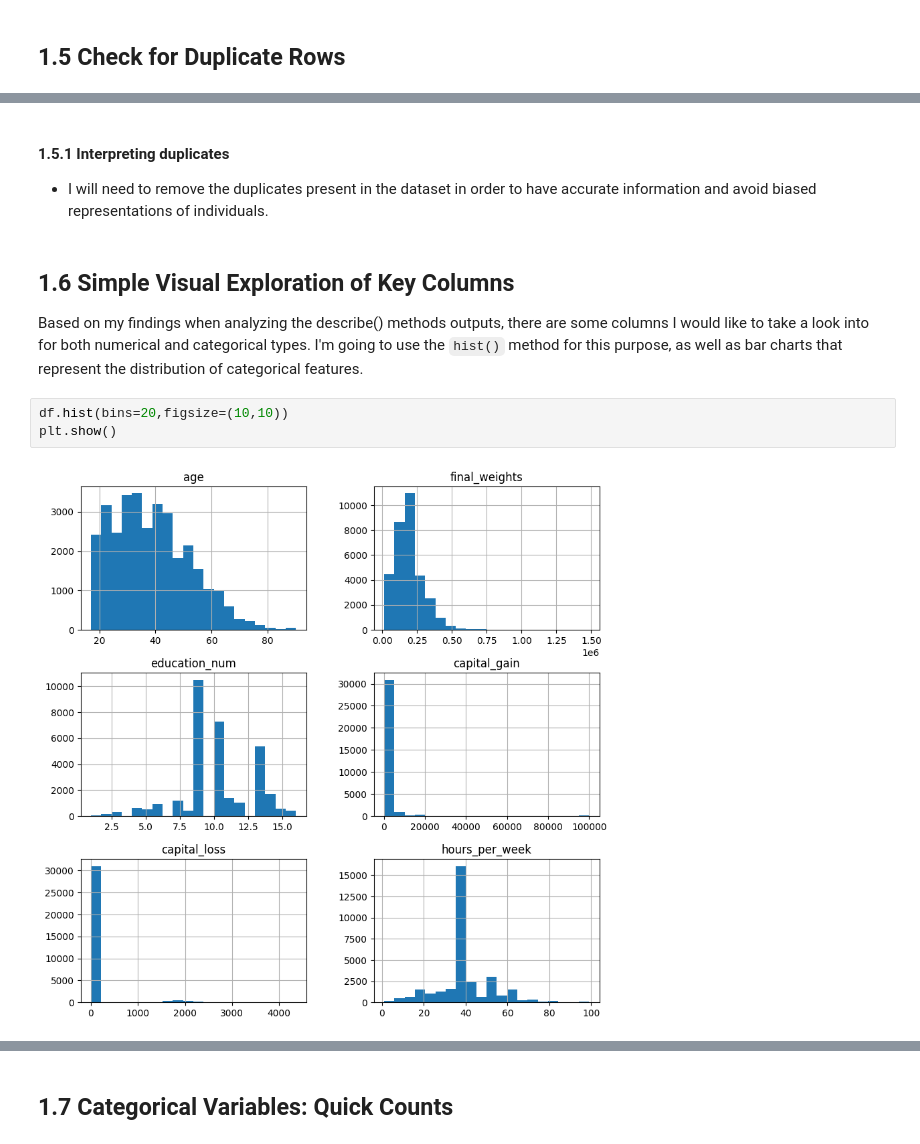
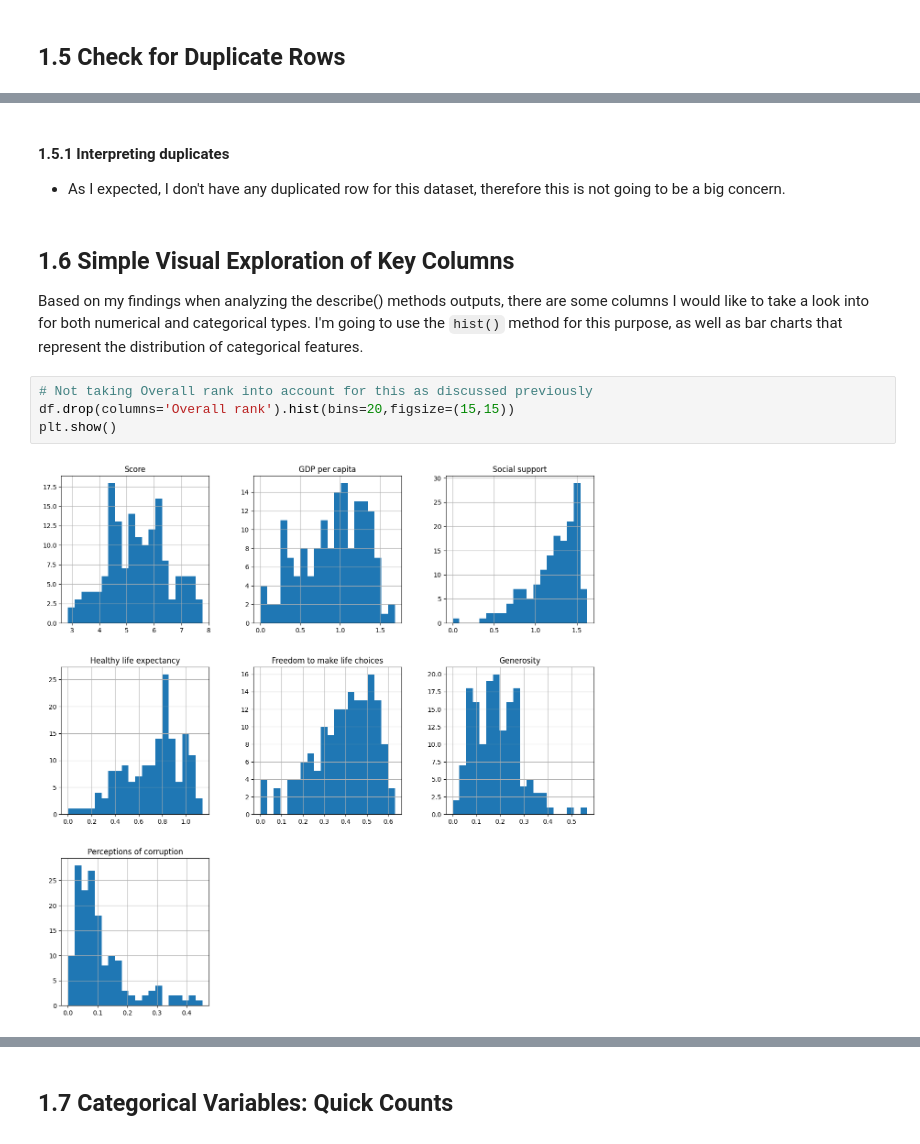
Before and after one commit to DanielMelo46/COMP-2040-Python-Essentials-Final-Project, a Jupyter notebook: exploration_world_happiness.ipynb, the cells around one changed output, grey strips where cells are left out. Saved outputs shown, nothing was run; the diff lists cells and outputs as text.

```diff
--- a/exploration_world_happiness.ipynb
+++ b/exploration_world_happiness.ipynb
@@ -240,15 +185,16 @@ df[df.duplicated(keep = False)].sort_values(list(df.columns))
 # %% [markdown]
 #### 1.5.1 Interpreting duplicates
-- I will need to remove the duplicates present in the dataset in order to have accurate information and avoid biased representations of individuals.
+- As I expected, I don't have any duplicated row for this dataset, therefore this is not going to be a big concern.
 # %% [markdown]
 ## 1.6 Simple Visual Exploration of Key Columns
 
 Based on my findings when analyzing the describe() methods outputs, there are some columns I would like to take a look into for both numerical and categorical types. I'm going to use the `hist()` method for this purpose, as well as bar charts that represent the distribution of categorical features.
 # %%
-df.hist(bins=20,figsize=(10,10))
+# Not taking Overall rank into account for this as discussed previously
+df.drop(columns='Overall rank').hist(bins=20,figsize=(15,15))
 plt.show()
 # %% [output]
-[figure, old version]
+[figure, new version]
 # %% [markdown]
 #### 1.6.1 Interpreting Numerical Column Distributions
 I confirmed several assumptions made when analyzing each column’s statistical descriptions, such as:
```
Also changed, not shown: parts of 15 cells of this notebook, 1 other file.
